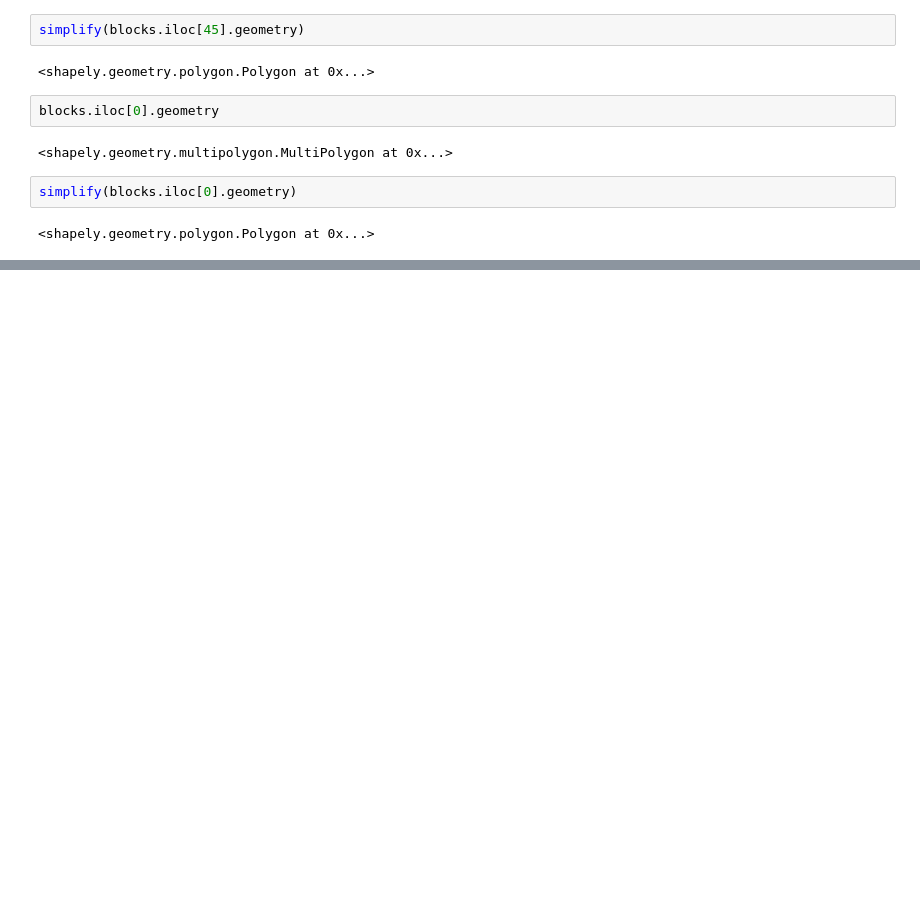
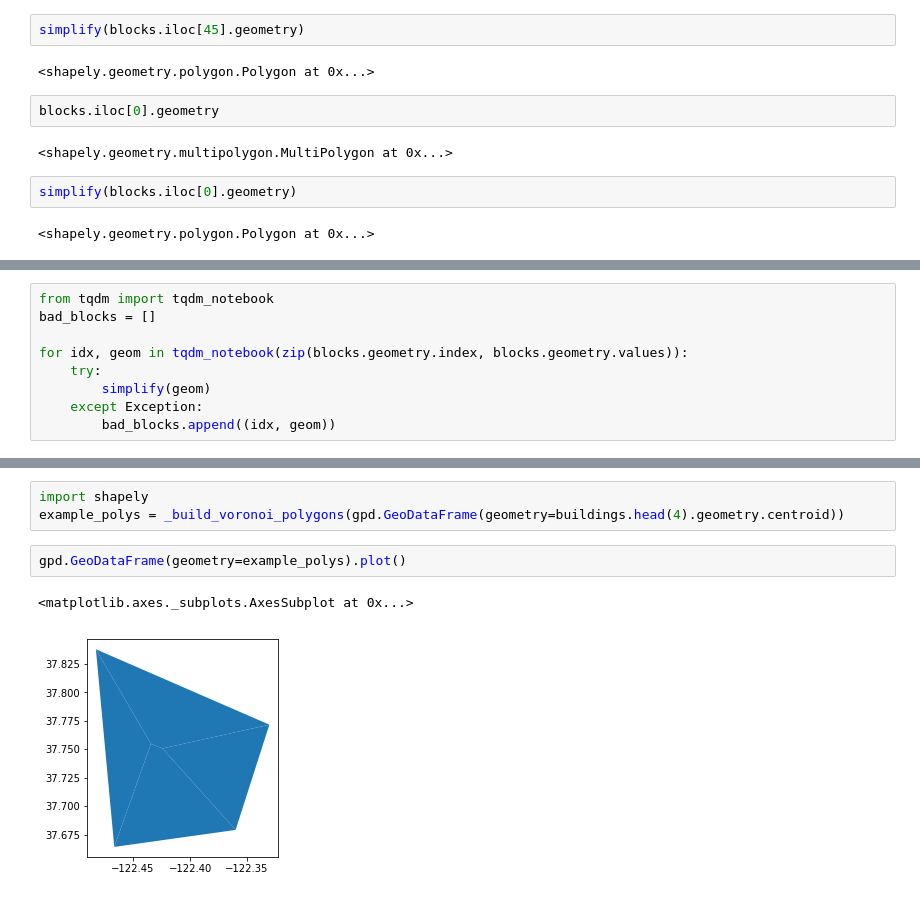
Before and after one commit to ResidentMario/trash-talk, a Jupyter notebook: notebooks/preprocessing.ipynb, the cells around one changed output, grey strips where cells are left out. Cells and saved outputs as stored; diff of their text form; blank space fills up the shorter version.

```diff
--- a/notebooks/preprocessing.ipynb
+++ b/notebooks/preprocessing.ipynb
@@ -358,0 +325,9 @@ ipdb> q
+# %%
+from tqdm import tqdm_notebook
+bad_blocks = []
+
+for idx, geom in tqdm_notebook(zip(blocks.geometry.index, blocks.geometry.values)):
+    try:
+        simplify(geom)
+    except Exception:
+        bad_blocks.append((idx, geom))
@@ -358,0 +699,8 @@ ipdb> q
+# %%
+import shapely
+example_polys = _build_voronoi_polygons(gpd.GeoDataFrame(geometry=buildings.head(4).geometry.centroid))
+# %%
+gpd.GeoDataFrame(geometry=example_polys).plot()
+# %% [output]
+<matplotlib.axes._subplots.AxesSubplot at 0x...>
+[figure, added]
```
Also changed, not shown: parts of 106 cells of this notebook, 6 other files.
